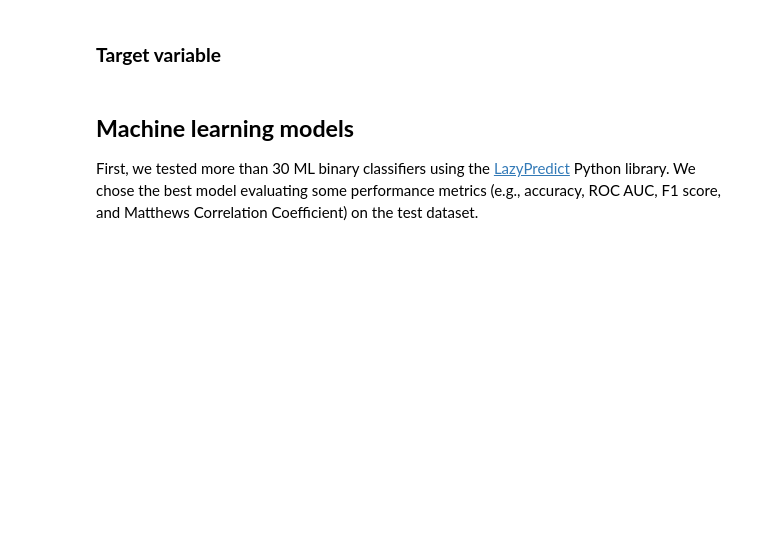
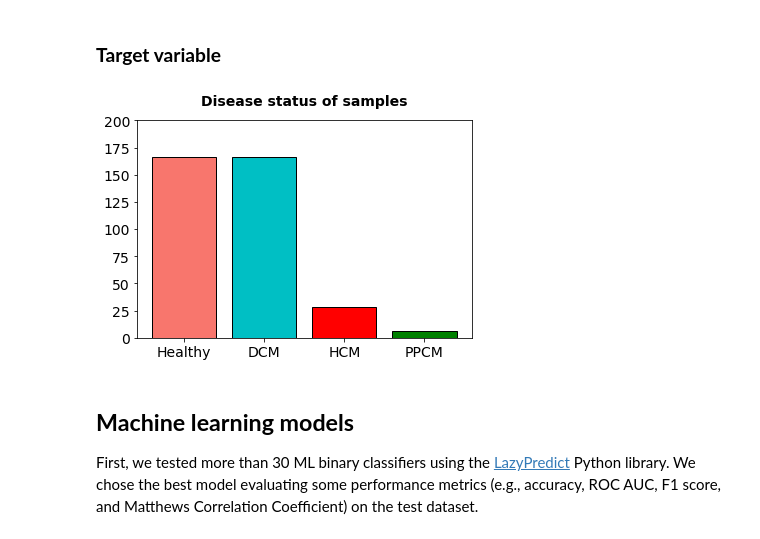
Before and after one commit to sayalaruano/Project3Period-SysBioMaster, a Jupyter notebook: Project1_SysBio_NF_alldiseases_classifiers.ipynb, the cells around one changed output. Drawn from its saved outputs; the diff is of its cells as text; code cells hidden in the pictures; blank space fills up the shorter version.

```diff
--- a/Project1_SysBio_NF_alldiseases_classifiers.ipynb
+++ b/Project1_SysBio_NF_alldiseases_classifiers.ipynb
@@ -223,29 +228,31 @@ X_ext = final_df_NFDCM_ext.to_numpy()
 # %%
 # Bar plot of active and inactive AMPs
 
 # Data
-n_healthy = (final_df_NF_alldisease["etiology"] == "NF").sum()
-n_DCM = (final_df_NF_alldisease["etiology"] == "DCM").sum()
-n_HCM = (final_df_NF_alldisease["etiology"] == "HCM").sum()
-n_PPCM = (final_df_NF_alldisease["etiology"] == "PPCM").sum()
+n_healthy = (gxData_cpm_labeled["etiology"] == "NF").sum()
+n_DCM = (gxData_cpm_labeled["etiology"] == "DCM").sum()
+n_HCM = (gxData_cpm_labeled["etiology"] == "HCM").sum()
+n_PPCM = (gxData_cpm_labeled["etiology"] == "PPCM").sum()
 
 
 x_label = ['Healthy', 'DCM', 'HCM', 'PPCM']
 y_label = [n_healthy, n_DCM, n_HCM, n_PPCM]
 
 # Setup plot
 fig, ax = plt.subplots()
 
 # Make bar plot
 p = ax.bar(x_label, y_label, color = ['#F8766D', '#00BFC4', 'red', 'green'], ec = 'black')
 
 ax.set_title('Disease status of samples', fontsize=14, fontweight='bold', pad=15)
 
 ax.set_ylim(0,200)
 plt.xticks(fontsize=14)
 plt.yticks(fontsize=14)
 
 plt.show()
+# %% [output]
+[figure, added]
 # %% [markdown]
 ## **Machine learning models**
 First, we tested more than 30 ML binary classifiers using the [LazyPredict](https://github.com/shankarpandala/lazypredict) Python library. We chose the best model evaluating some performance metrics (e.g., accuracy, ROC AUC, F1 score, and Matthews Correlation Coefficient) on the test dataset.
```
Also changed, not shown: parts of 53 cells of this notebook, 9 other files.
